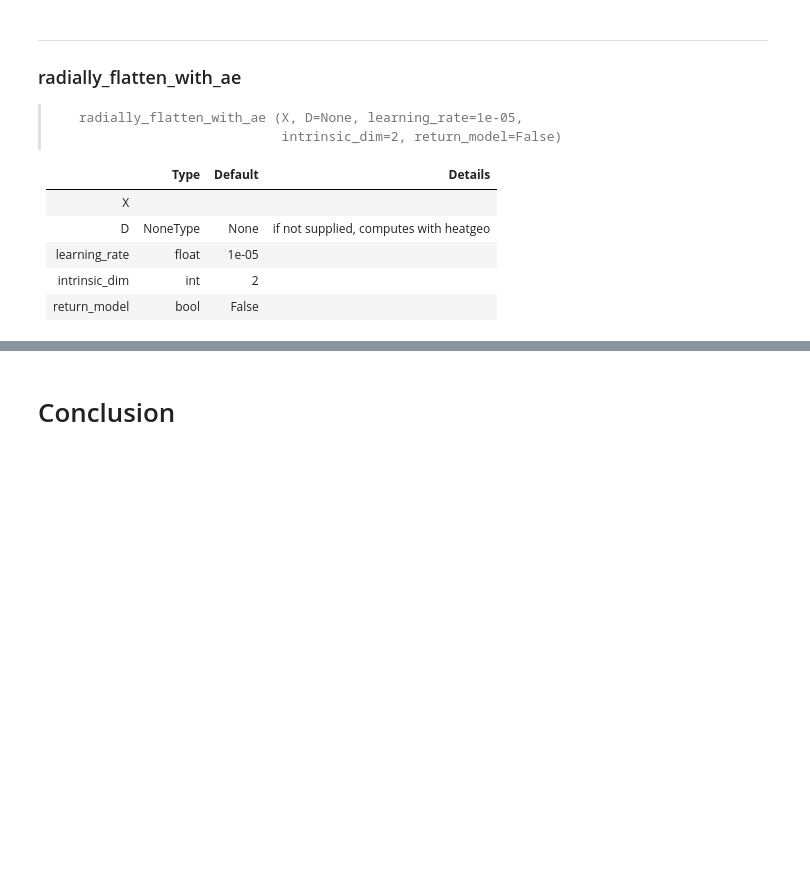
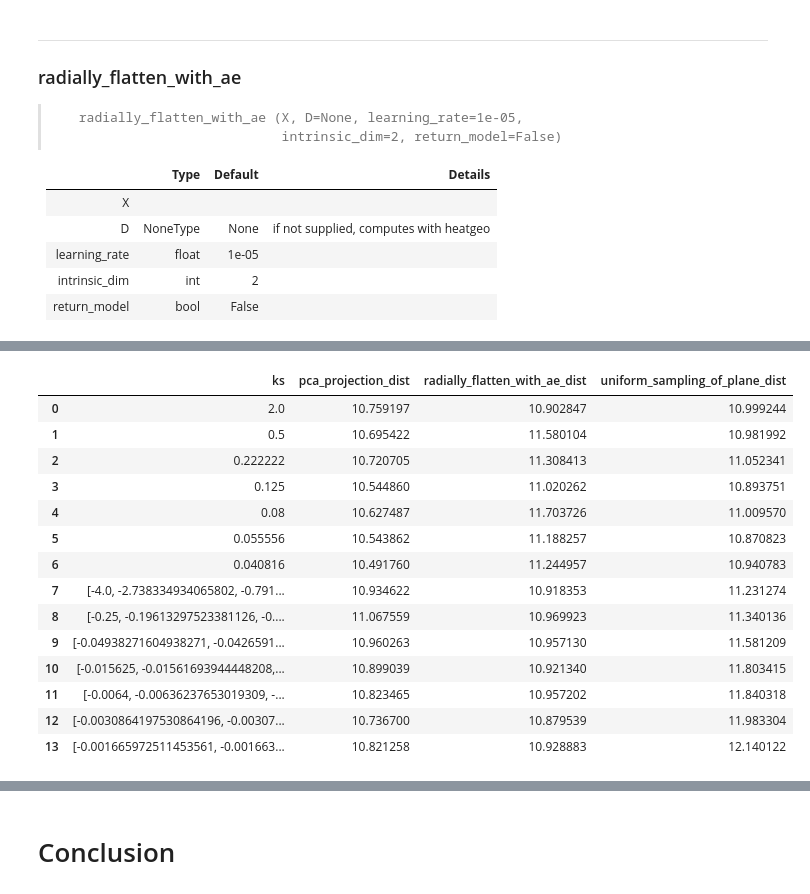
Before and after one commit to professorwug/diffusion-curvature, a Jupyter notebook: nbs/experiments/Sampling Semifinals.ipynb, the cells around one changed output, grey strips where cells are left out. Drawn from its saved outputs; the diff is of its cells as text; code cells hidden in the pictures; blank space fills up the shorter version.

```diff
--- a/nbs/experiments/Sampling Semifinals.ipynb
+++ b/nbs/experiments/Sampling Semifinals.ipynb
@@ -302 +288,19 @@ Neighborhoods
+# %%
+Neighborhoods[["ks","pca_projection_dist","radially_flatten_with_ae_dist","uniform_sampling_of_plane_dist"]]
+# %% [output]
+|  | ks | pca_projection_dist | radially_flatten_with_ae_dist | uniform_sampling_of_plane_dist |
+| 0 | 2.0 | 10.759197 | 10.902847 | 10.999244 |
+| 1 | 0.5 | 10.695422 | 11.580104 | 10.981992 |
+| 2 | 0.222222 | 10.720705 | 11.308413 | 11.052341 |
+| 3 | 0.125 | 10.544860 | 11.020262 | 10.893751 |
+| 4 | 0.08 | 10.627487 | 11.703726 | 11.009570 |
+| 5 | 0.055556 | 10.543862 | 11.188257 | 10.870823 |
+| 6 | 0.040816 | 10.491760 | 11.244957 | 10.940783 |
+| 7 | [-4.0, -2.738334934065802, -0.791... | 10.934622 | 10.918353 | 11.231274 |
+| 8 | [-0.25, -0.19613297523381126, -0.... | 11.067559 | 10.969923 | 11.340136 |
+| 9 | [-0.04938271604938271, -0.0426591... | 10.960263 | 10.957130 | 11.581209 |
+| 10 | [-0.015625, -0.01561693944448208,... | 10.899039 | 10.921340 | 11.803415 |
+| 11 | [-0.0064, -0.00636237653019309, -... | 10.823465 | 10.957202 | 11.840318 |
+| 12 | [-0.0030864197530864196, -0.00307... | 10.736700 | 10.879539 | 11.983304 |
+| 13 | [-0.001665972511453561, -0.001663... | 10.821258 | 10.928883 | 12.140122 |
 # %%
```
Also changed, not shown: parts of 4 cells of this notebook, 5 other files.
